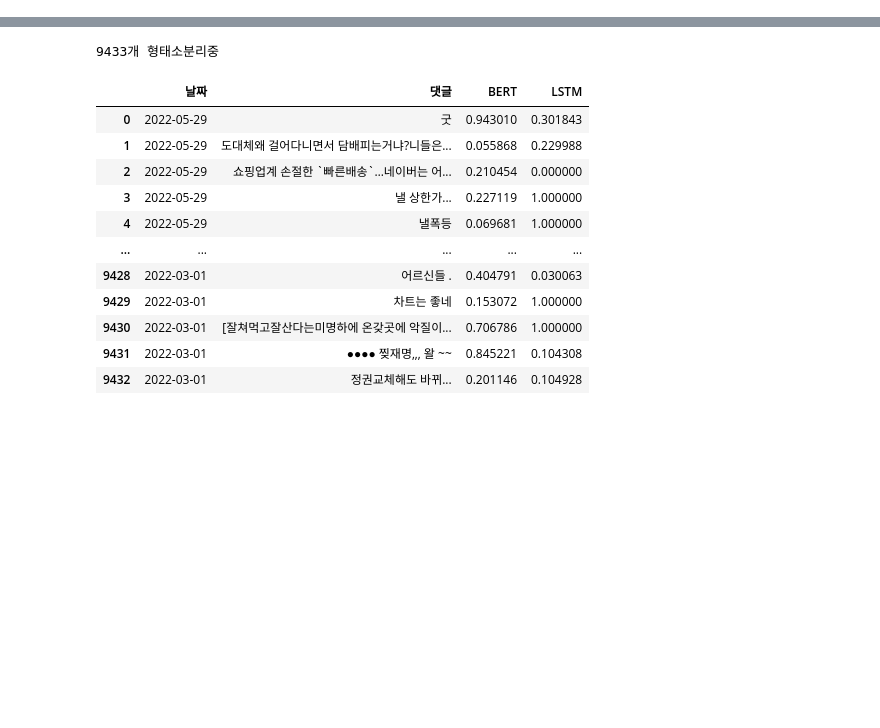
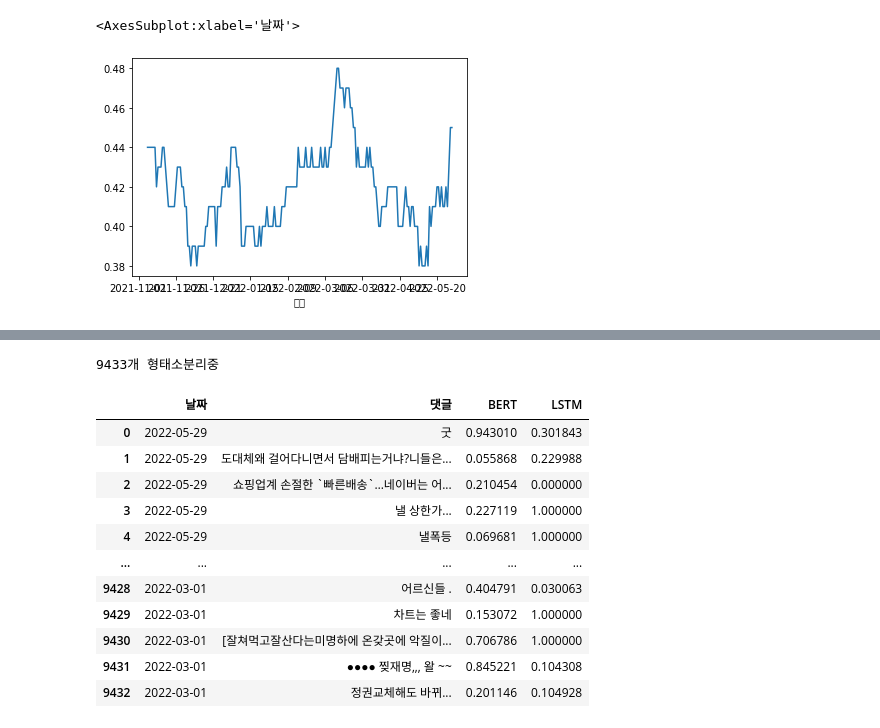
Before and after one commit to dbwlgns15/ANOTHER_SENSE, a Jupyter notebook: 7_시각화.ipynb, the cells around one changed output, grey strips where cells are left out. Drawn from its saved outputs; the diff is of its cells as text; code cells hidden in the pictures; blank space fills up the shorter version.

```diff
--- a/7_시각화.ipynb
+++ b/7_시각화.ipynb
@@ -20,0 +22,7 @@ df
+# %%
+# BERT LSTM 평균
+# ((df.groupby('날짜').mean()['BERT']+df.groupby('날짜').mean()['LSTM'])/2).rolling(10).mean().plot()
+((df.groupby('날짜').mean()['BERT']+df.groupby('날짜').mean()['LSTM'])/2).rolling(7).mean().round(2).plot()
+# %% [output]
+<AxesSubplot:xlabel='날짜'>
+[figure, added]
```
Also changed, not shown: parts of 4 cells of this notebook, 4 other files.
